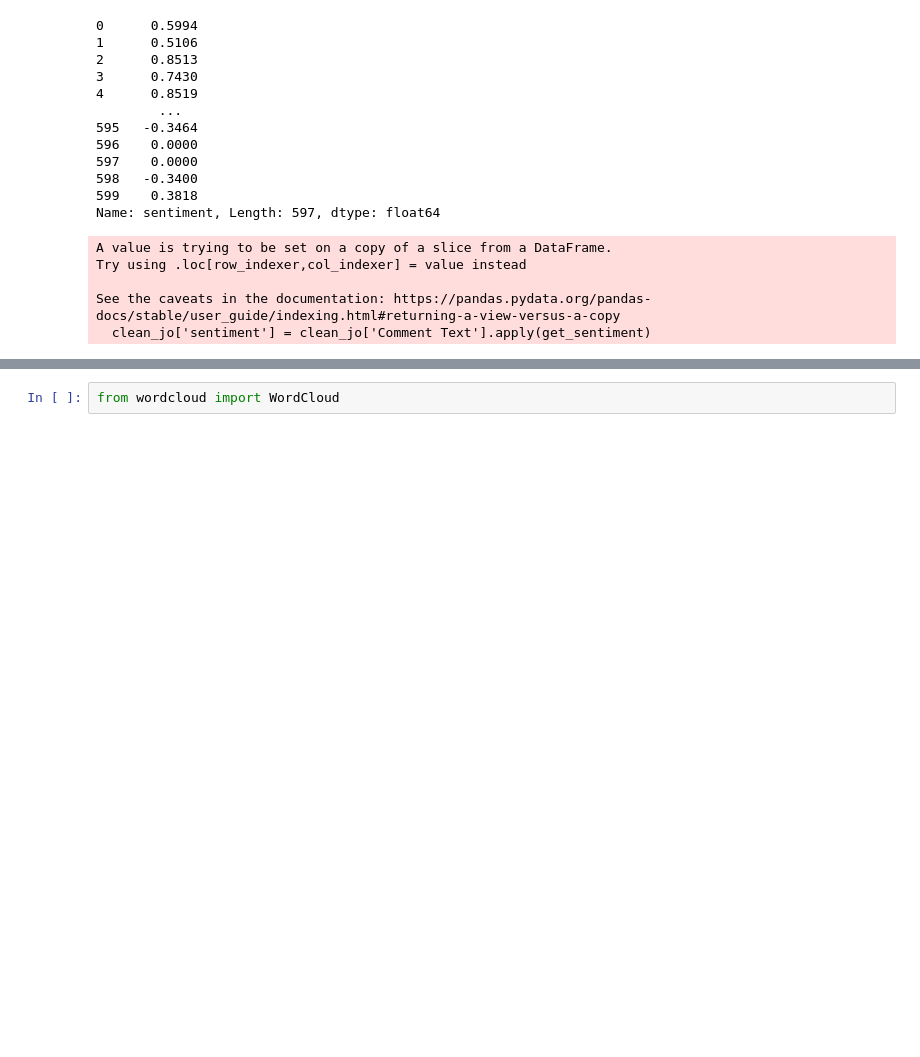
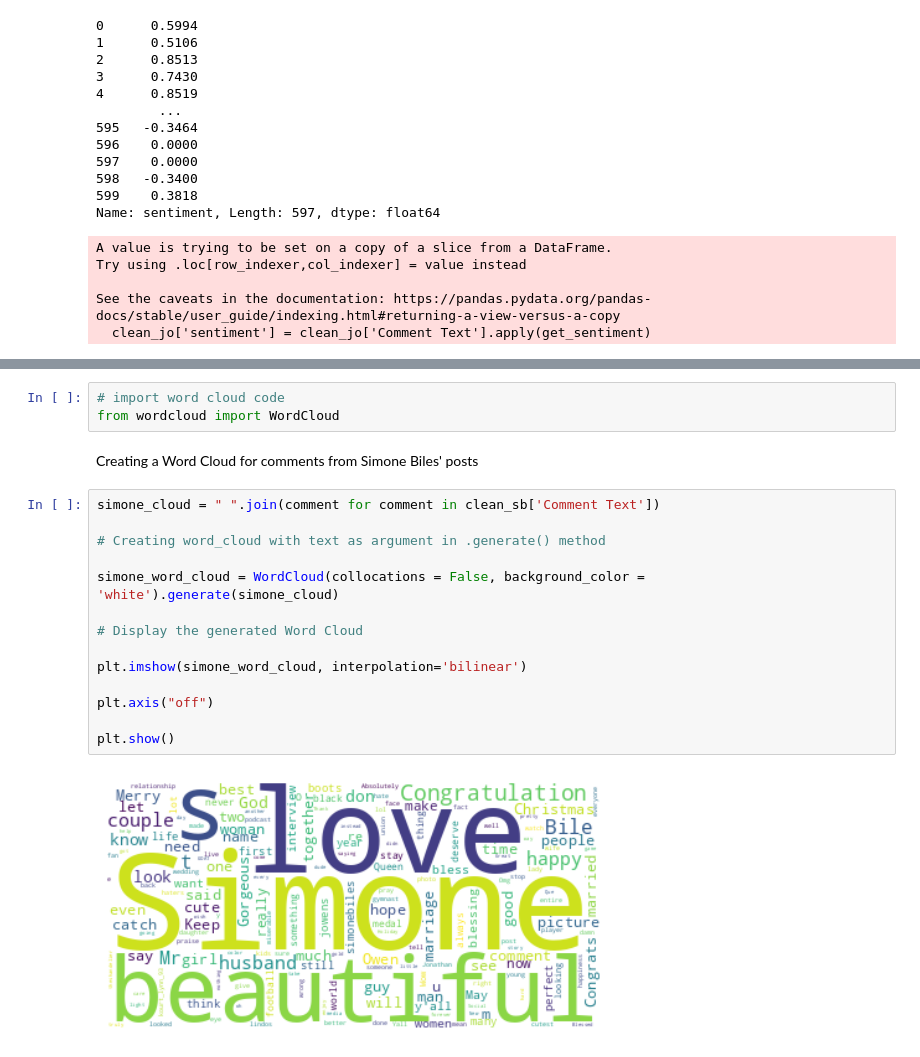
Before and after one commit to juliamuratore/Project1-DS-4002, a Jupyter notebook: SCRIPTS/Project_1_VADER.ipynb, the cells around one changed output, grey strips where cells are left out. Saved outputs shown, nothing was run; the diff lists cells and outputs as text; blank space fills up the shorter version.

```diff
--- a/SCRIPTS/Project_1_VADER.ipynb
+++ b/SCRIPTS/Project_1_VADER.ipynb
@@ -330,2 +374,21 @@ Negative: 121
 # %%
+# import word cloud code
 from wordcloud import WordCloud
+# %% [markdown]
+Creating a Word Cloud for comments from Simone Biles' posts
+# %%
+simone_cloud = " ".join(comment for comment in clean_sb['Comment Text'])
+
+# Creating word_cloud with text as argument in .generate() method
+
+simone_word_cloud = WordCloud(collocations = False, background_color = 'white').generate(simone_cloud)
+
+# Display the generated Word Cloud
+
+plt.imshow(simone_word_cloud, interpolation='bilinear')
+
+plt.axis("off")
+
+plt.show()
+# %% [output]
+[figure, added]
```
Also changed, not shown: parts of 13 cells of this notebook.
